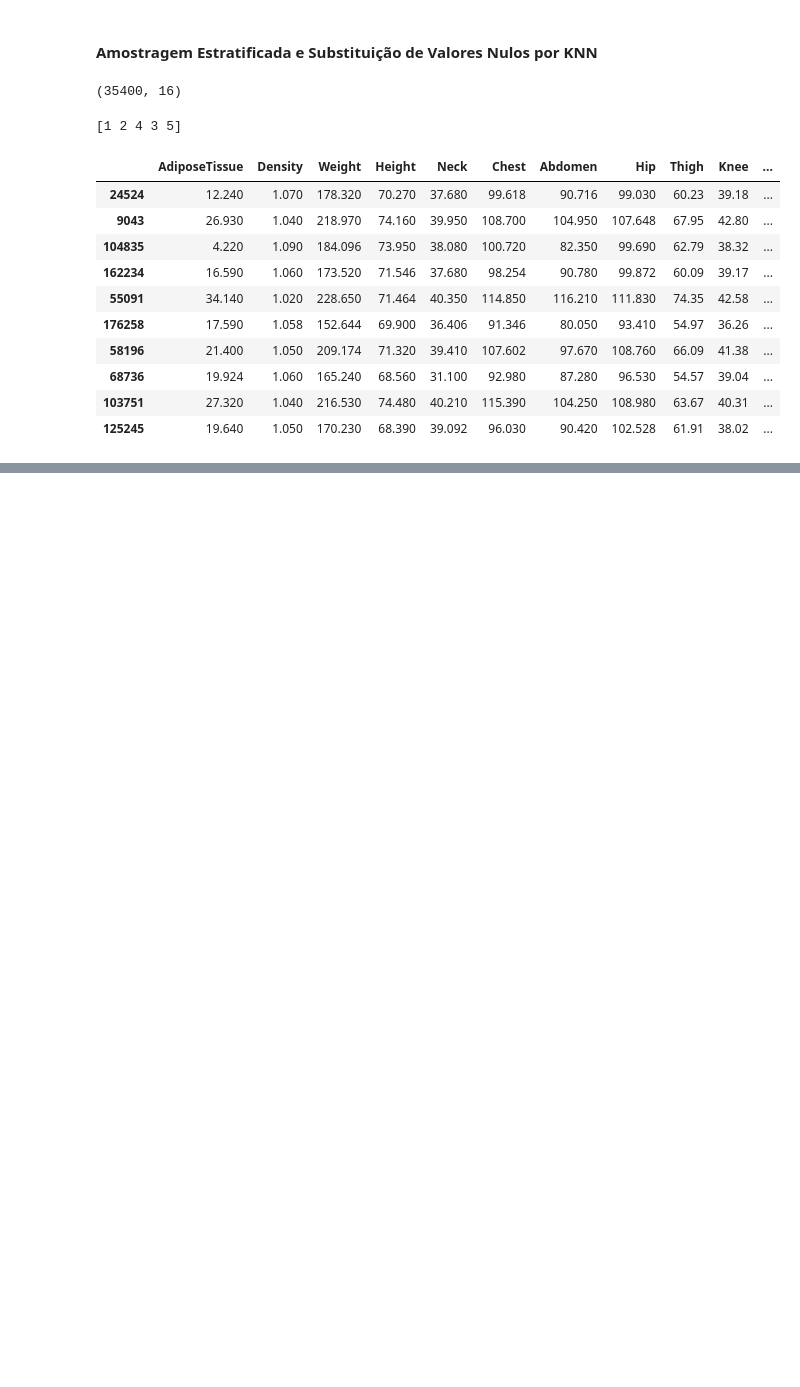
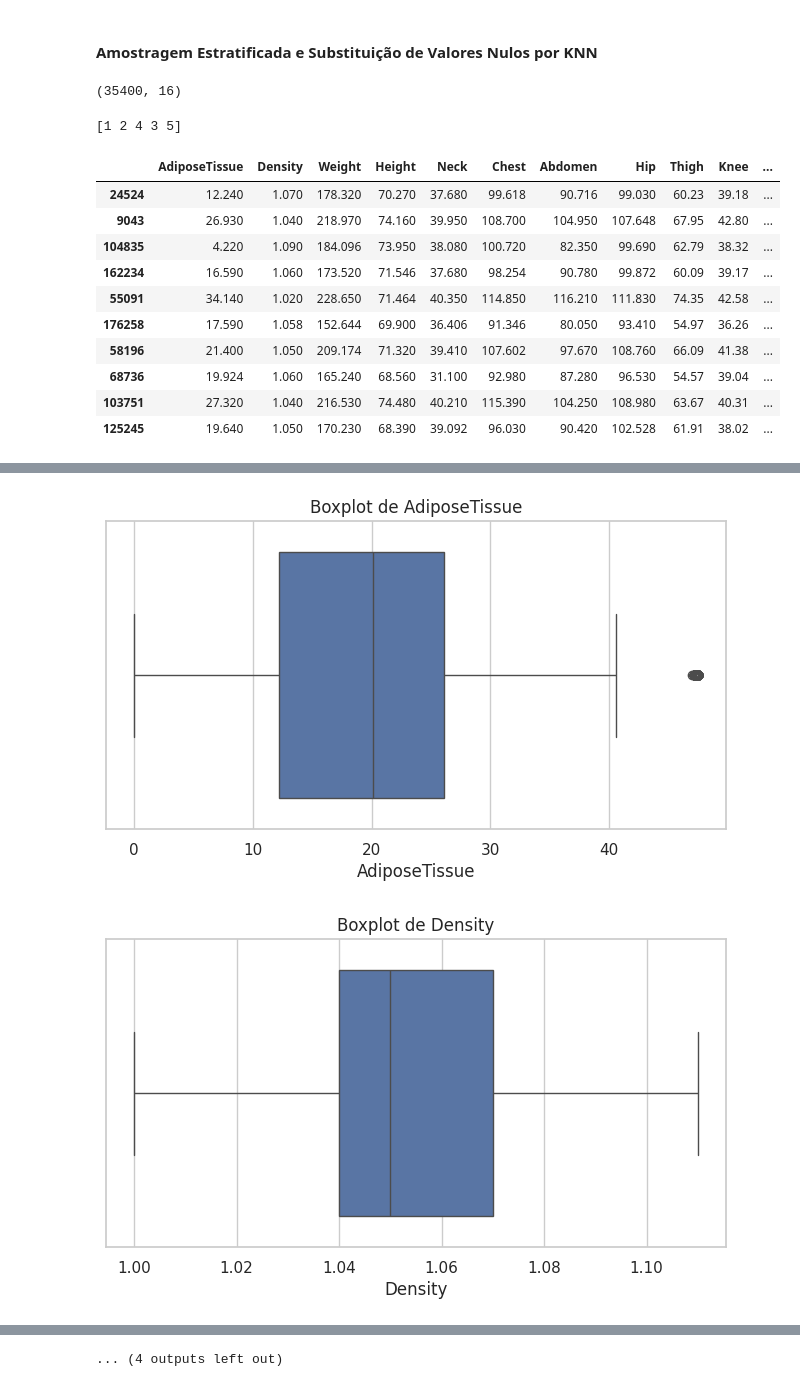
Before and after one commit to marynepatricia/body-fat-prediction-regression, a Jupyter notebook: main.ipynb, the cells around one changed output, grey strips where cells are left out. Drawn from its saved outputs; the diff is of its cells as text; code cells hidden in the pictures; blank space fills up the shorter version.

```diff
--- a/main.ipynb
+++ b/main.ipynb
@@ -251,0 +260,12 @@ plt.show()
+# %%
+# Verificar outliers nas variáveis numéricas usando boxplots
+
+numeric_cols = df_analise.select_dtypes(include=[np.number]).columns.tolist()
+for col in numeric_cols:
+    plt.figure(figsize=(8, 4))
+    sns.boxplot(x=df_analise[col])
+    plt.title(f'Boxplot de {col}')
+    plt.show()
+# %% [output]
+[figure, added]
+[figure, added]
@@ -251,0 +282 @@ plt.show()
+... (4 outputs left out)
```
Also changed, not shown: parts of 26 cells of this notebook.
